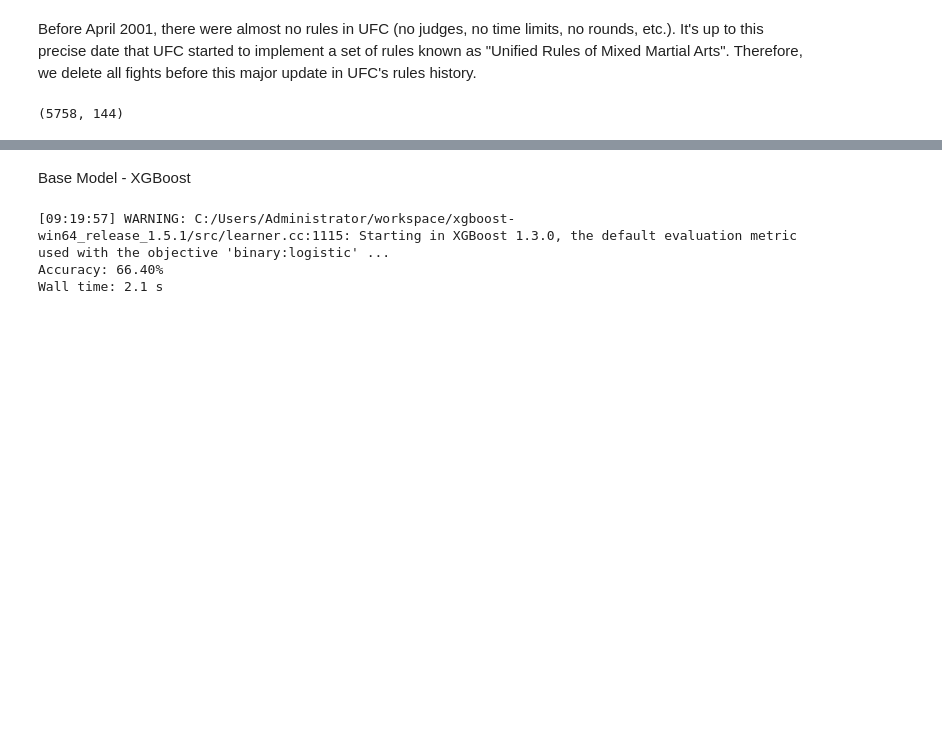
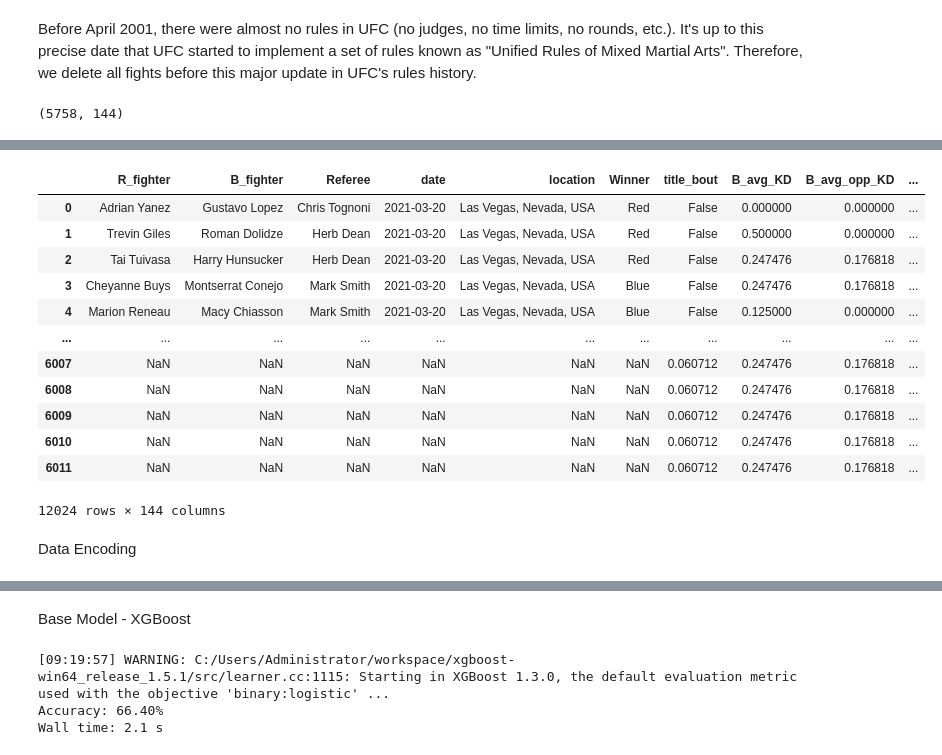
Before and after one commit to Kruzhilkin/the_winning_fighter, a Jupyter notebook: UFC EDA.ipynb, the cells around one changed output, grey strips where cells are left out. Drawn from its saved outputs; the diff is of its cells as text; code cells hidden in the pictures; blank space fills up the shorter version.

Commit message:
added encoding

```diff
--- a/UFC EDA.ipynb
+++ b/UFC EDA.ipynb
@@ -206,0 +244,18 @@ print(data.shape)
+# %%
+data.fillna(data.mean())
+# %% [output]
+|  | R_fighter | B_fighter | Referee | date | location | Winner | title_bout | B_avg_KD | B_avg_opp_KD | ... |
+| 0 | Adrian Yanez | Gustavo Lopez | Chris Tognoni | 2021-03-20 | Las Vegas, Nevada, USA | Red | False | 0.000000 | 0.000000 | ... |
+| 1 | Trevin Giles | Roman Dolidze | Herb Dean | 2021-03-20 | Las Vegas, Nevada, USA | Red | False | 0.500000 | 0.000000 | ... |
+| 2 | Tai Tuivasa | Harry Hunsucker | Herb Dean | 2021-03-20 | Las Vegas, Nevada, USA | Red | False | 0.247476 | 0.176818 | ... |
+| 3 | Cheyanne Buys | Montserrat Conejo | Mark Smith | 2021-03-20 | Las Vegas, Nevada, USA | Blue | False | 0.247476 | 0.176818 | ... |
+| 4 | Marion Reneau | Macy Chiasson | Mark Smith | 2021-03-20 | Las Vegas, Nevada, USA | Blue | False | 0.125000 | 0.000000 | ... |
+| ... | ... | ... | ... | ... | ... | ... | ... | ... | ... | ... |
+| 6007 | NaN | NaN | NaN | NaN | NaN | NaN | 0.060712 | 0.247476 | 0.176818 | ... |
+| 6008 | NaN | NaN | NaN | NaN | NaN | NaN | 0.060712 | 0.247476 | 0.176818 | ... |
+| 6009 | NaN | NaN | NaN | NaN | NaN | NaN | 0.060712 | 0.247476 | 0.176818 | ... |
+| 6010 | NaN | NaN | NaN | NaN | NaN | NaN | 0.060712 | 0.247476 | 0.176818 | ... |
+| 6011 | NaN | NaN | NaN | NaN | NaN | NaN | 0.060712 | 0.247476 | 0.176818 | ... |
+12024 rows × 144 columns
+# %% [markdown]
+Data Encoding
```
Also changed, not shown: parts of 13 cells of this notebook.
